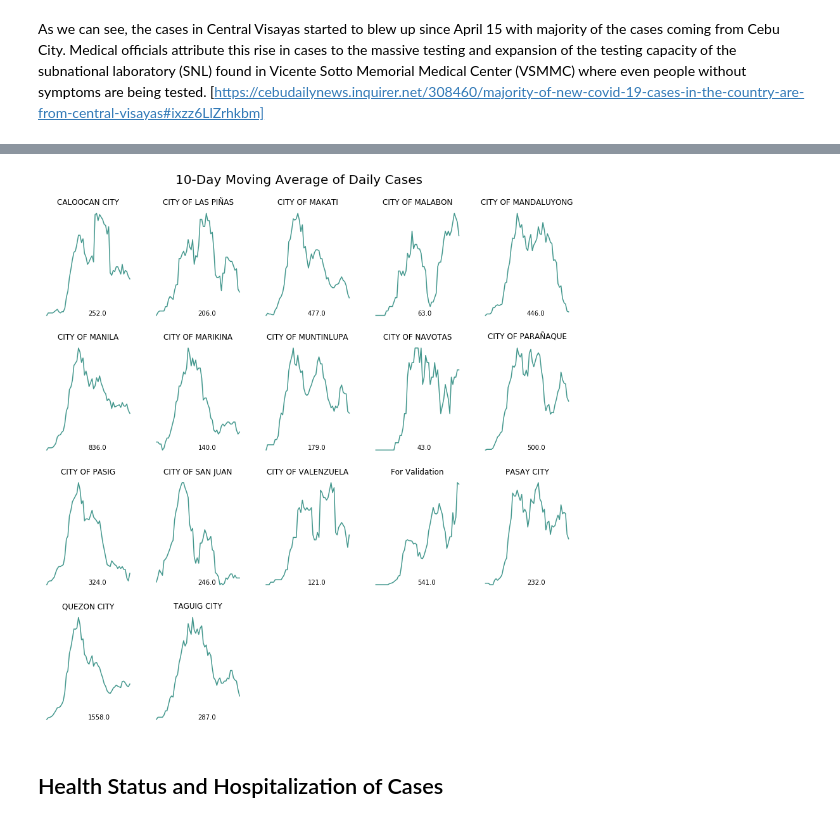
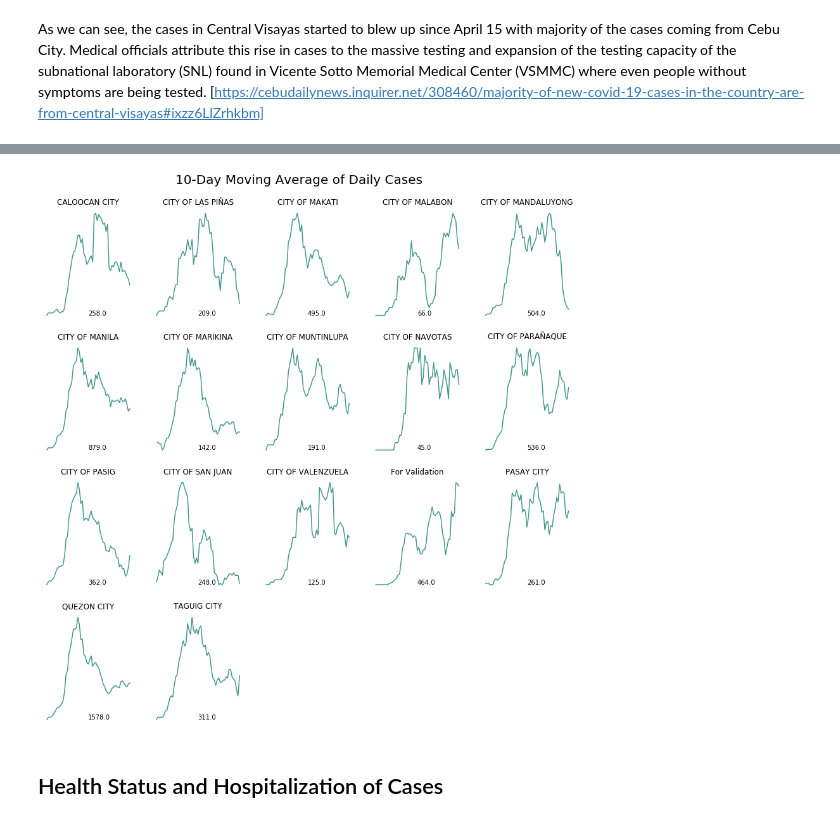
Before and after one commit to jpcajanding/Covid-19-Visualizations, a Jupyter notebook: philippines_charts.ipynb, the cells around one changed output, grey strips where cells are left out. Drawn from its saved outputs; the diff is of its cells as text; code cells hidden in the pictures.

```diff
--- a/philippines_charts.ipynb
+++ b/philippines_charts.ipynb
@@ -14,7 +14,7 @@ Data comes from the officially published data of the Department of Health in the
 # %% [markdown]
 Load the data from a csv file in the data folder (updated every 7 PM Philippine Time) and examine the contents
 # %%
-df = pd.read_csv('datafiles\doh\DOH COVID Data Drop_ 20200510 - 05 Case Information.csv',
+df = pd.read_csv('datafiles\doh\DOH COVID Data Drop_ 20200511 - 05 Case Information.csv',
                  parse_dates=['DateRepConf', 'DateRecover', 'DateDied', 'DateRepRem'])
 
 df.head(5)
@@ -446,26 +456,26 @@ def min_max_norm(df):
 # %%
-ncr_case = column_to_timewise(df[df['ProvRes'] ==  'METRO MANILA'], 'CityMunRes', 'DateRepConf')
+ncr_case = column_to_timewise(df[df['ProvRes'] ==  'NCR'], 'CityMunRes', 'DateRepConf')
 
 fig6, ax = plt.subplots(4,5,figsize=(15,15)) # subplot_kw={'aspect': 'equal'}, figsize=(2,2))
 fig6.suptitle('10-Day Moving Average of Daily Cases', fontsize=20, y=0.93)
 
 ncr_norm = min_max_norm(ncr_case.rolling(window=10).mean())
 cities = np.pad(np.array(ncr_norm.columns), (0, 20 - len(ncr_norm.columns)), 'constant')
 cities = cities.reshape(4,5)
 
 for i, city in enumerate(cities):
     for j, town in enumerate(city):
         if town == 0:
             ax[i,j].set_axis_off()
         else:
             ax[i,j].plot(ncr_norm.index.date, ncr_norm[town], color='#43978d')
             ax[i,j].set_aspect('auto', 'box')
             ax[i,j].set_axis_off()
             ax[i,j].set_title(town)
             ax[i,j].set_facecolor('#F0EFE7')
             ax[i,j].text(0.5, 0.05, ncr_case[town].cumsum()[-1], transform=ax[i,j].transAxes)
 # %% [output]
-[figure, old version]
+[figure, new version]
 # %% [markdown]
 ## Health Status and Hospitalization of Cases
 # %%
```
Also changed, not shown: parts of 13 cells of this notebook, 5 other files.
